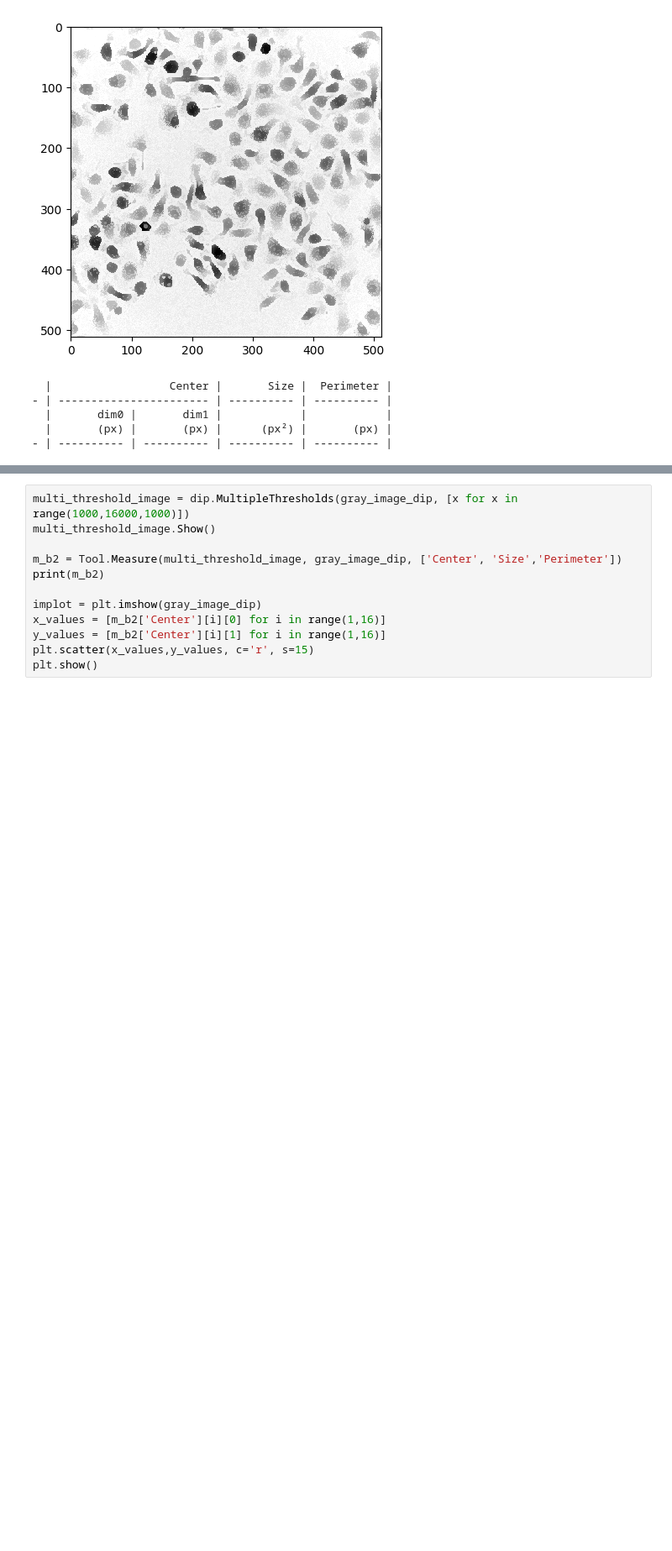
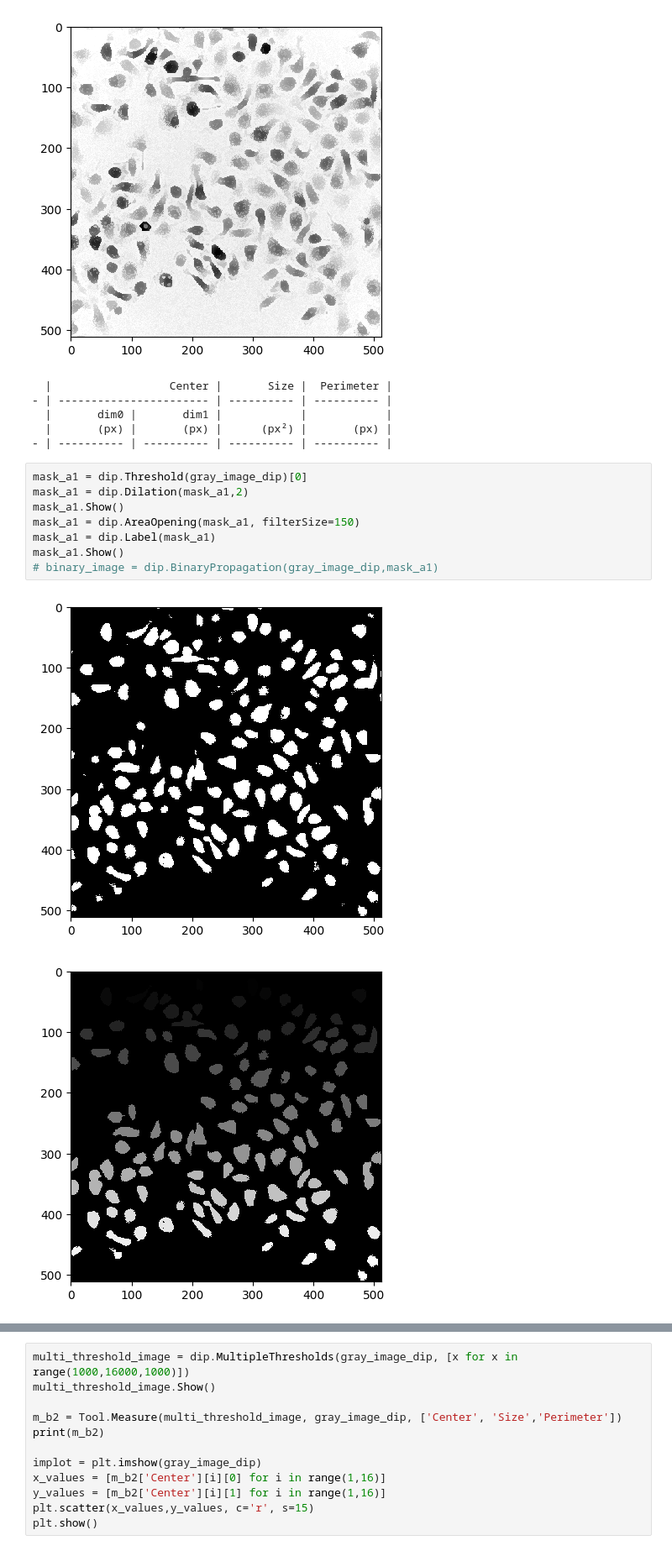
Before and after one commit to codes-by-pinewood/IAAM_Practical4, a Jupyter notebook: IAAM_Practical4.ipynb, the cells around one changed output, grey strips where cells are left out. Shown at 84% size. Drawn from its saved outputs; the diff is of its cells as text; blank space fills up the shorter version.

```diff
--- a/IAAM_Practical4.ipynb
+++ b/IAAM_Practical4.ipynb
@@ -94,3 +128,14 @@ print(m_b1)
   |       dim0 |       dim1 |            |            |
   |       (px) |       (px) |      (px²) |       (px) |
 - | ---------- | ---------- | ---------- | ---------- |
+# %%
+mask_a1 = dip.Threshold(gray_image_dip)[0]
+mask_a1 = dip.Dilation(mask_a1,2)
+mask_a1.Show()
+mask_a1 = dip.AreaOpening(mask_a1, filterSize=150)
+mask_a1 = dip.Label(mask_a1)
+mask_a1.Show()
+# binary_image = dip.BinaryPropagation(gray_image_dip,mask_a1)
+# %% [output]
+[figure, added]
+[figure, added]
```
Also changed, not shown: parts of 5 cells of this notebook.
